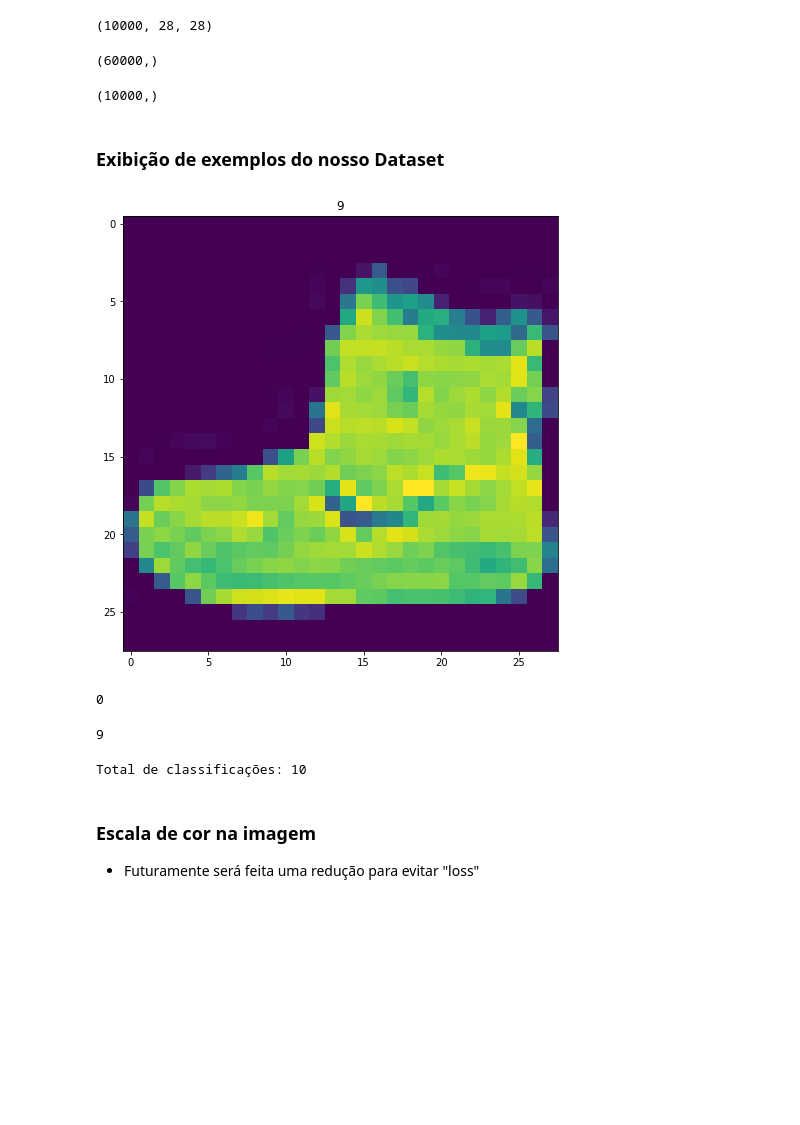
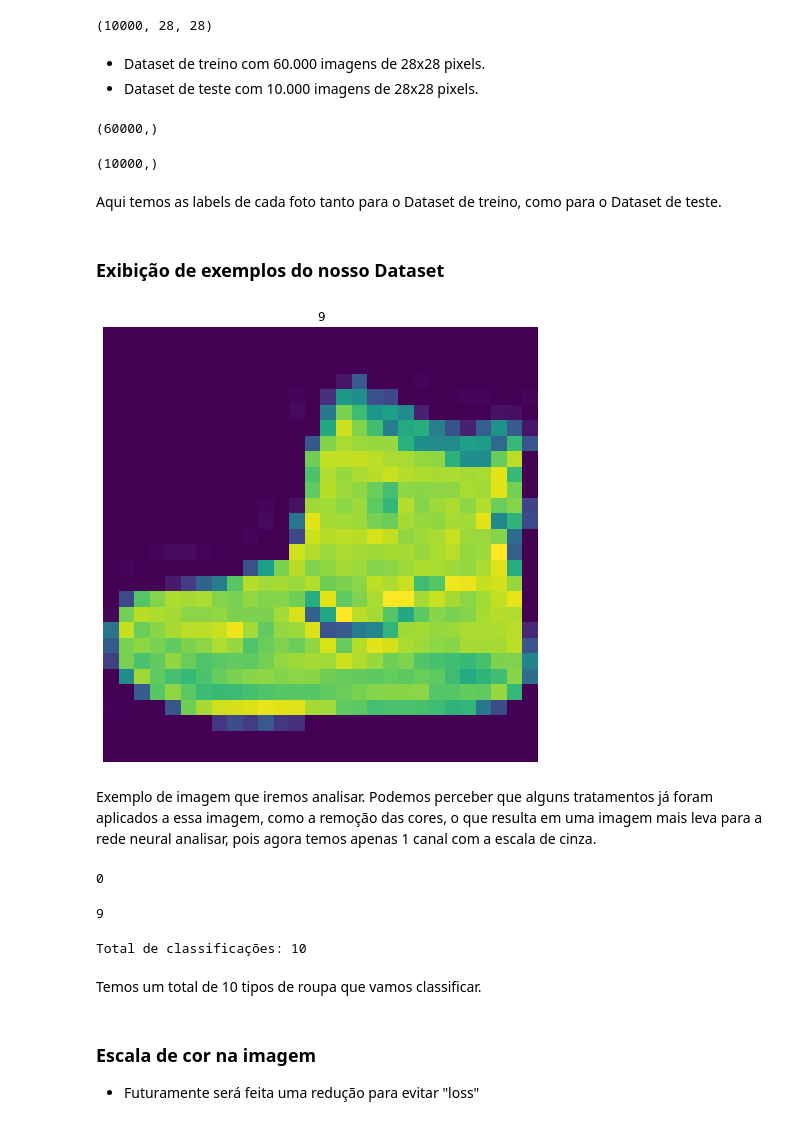
Before and after one commit to DaviSegundo/CK0223_Mineracao_Dados, a Jupyter notebook: Trabalho 3/Davi Segundo Pinheiro - 417153.ipynb, the cells around one changed output. Cells and saved outputs as stored; diff of their text form; code cells hidden in the pictures; blank space fills up the shorter version.

```diff
--- a/Trabalho 3/Davi Segundo Pinheiro - 417153.ipynb
+++ b/Trabalho 3/Davi Segundo Pinheiro - 417153.ipynb
@@ -18,26 +20,34 @@ display(imagens_teste.shape)
 # %% [output]
 (60000, 28, 28)
 (10000, 28, 28)
+# %% [markdown]
+- Dataset de treino com 60.000 imagens de 28x28 pixels.
+- Dataset de teste com 10.000 imagens de 28x28 pixels.
 # %%
 display(identificacoes_treino.shape)
 display(identificacoes_teste.shape)
 # %% [output]
 (60000,)
 (10000,)
+# %% [markdown]
+Aqui temos as labels de cada foto tanto para o Dataset de treino, como para o Dataset de teste.
 # %% [markdown]
 ### Exibição de exemplos do nosso Dataset
 # %%
 import matplotlib.pyplot as plt
 
 plt.figure(figsize=(10,8))
 
 # Função da Lib para exibir imagens => passando o index de onde a imagem está
 plt.imshow(imagens_treino[0])
 
 # Função para colocar titulo no gráfico => passando o index da identificação do nosso treino
-plt.title(identificacoes_treino[0]);
+plt.title(identificacoes_treino[0])
+plt.axis('off');
 # %% [output]
-[figure, old version]
+[figure, new version]
+# %% [markdown]
+Exemplo de imagem que iremos analisar. Podemos perceber que alguns tratamentos já foram aplicados a essa imagem, como a remoção das cores, o que resulta em uma imagem mais leva para a rede neural analisar, pois agora temos apenas 1 canal com a escala de cinza.
 # %%
 display(identificacoes_treino.min())
 display(identificacoes_treino.max())
@@ -47,6 +57,8 @@ print(f"Total de classificações: {total_classificacoes}")
 0
 9
 Total de classificações: 10
+# %% [markdown]
+Temos um total de 10 tipos de roupa que vamos classificar.
 # %% [markdown]
 ### Escala de cor na imagem
  - Futuramente será feita uma redução para evitar "loss"
```
Also changed, not shown: parts of 9 cells of this notebook.
